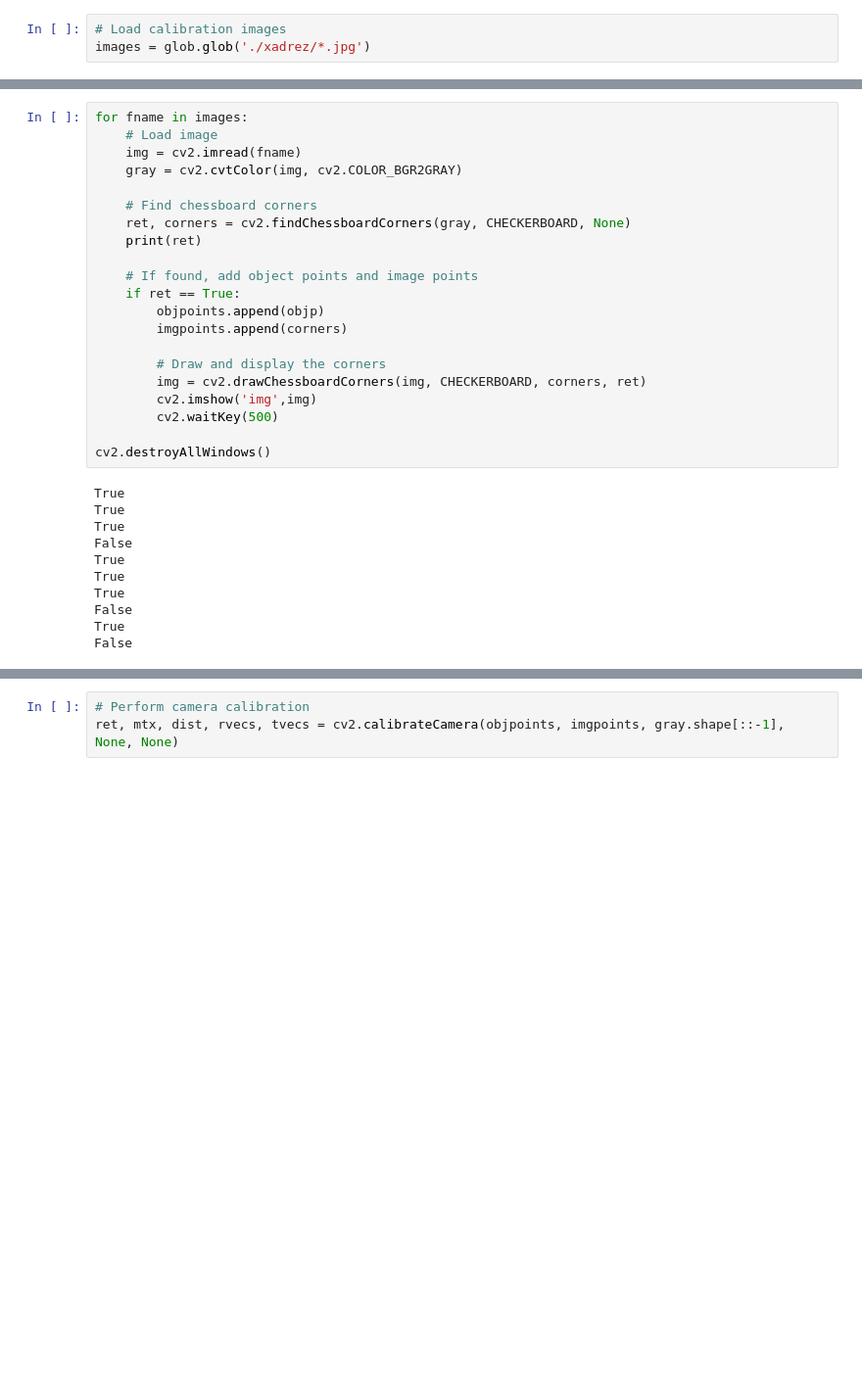
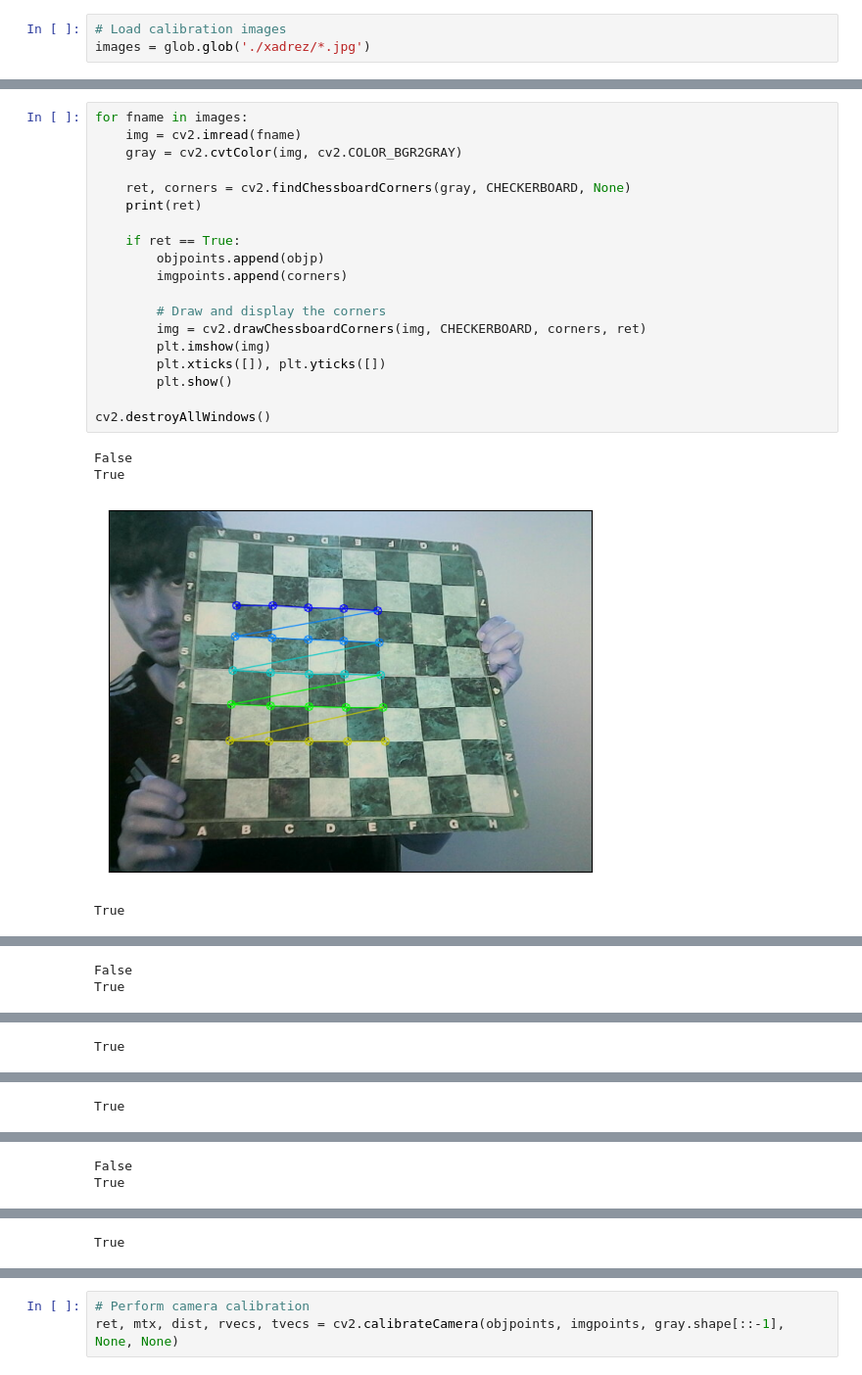
Before and after one commit to ThomasTodt/visao_computacional, a Jupyter notebook: ta2.ipynb, the cells around one changed output, grey strips where cells are left out. Shown at 98% size. Drawn from its saved outputs; the diff is of its cells as text; blank space fills up the shorter version.

```diff
--- a/ta2.ipynb
+++ b/ta2.ipynb
@@ -20,32 +25,24 @@ images = glob.glob('./xadrez/*.jpg')
 # %%
 for fname in images:
-    # Load image
     img = cv2.imread(fname)
     gray = cv2.cvtColor(img, cv2.COLOR_BGR2GRAY)
 
-    # Find chessboard corners
     ret, corners = cv2.findChessboardCorners(gray, CHECKERBOARD, None)
     print(ret)
 
-    # If found, add object points and image points
     if ret == True:
         objpoints.append(objp)
         imgpoints.append(corners)
 
         # Draw and display the corners
         img = cv2.drawChessboardCorners(img, CHECKERBOARD, corners, ret)
-        cv2.imshow('img',img)
-        cv2.waitKey(500)
+        plt.imshow(img)
+        plt.xticks([]), plt.yticks([])
+        plt.show()
 
 cv2.destroyAllWindows()
 # %% [output]
-True
-True
-True
 False
 True
-True
-True
-False
-True
-False
+[figure, added]
+True
@@ -51,0 +50,2 @@ False
+False
+True
@@ -51,0 +53 @@ False
+True
@@ -51,0 +55 @@ False
+True
@@ -51,0 +57,2 @@ False
+False
+True
@@ -51,0 +60 @@ False
+True
```
Also changed, not shown: parts of 6 cells of this notebook, 9 other files.
